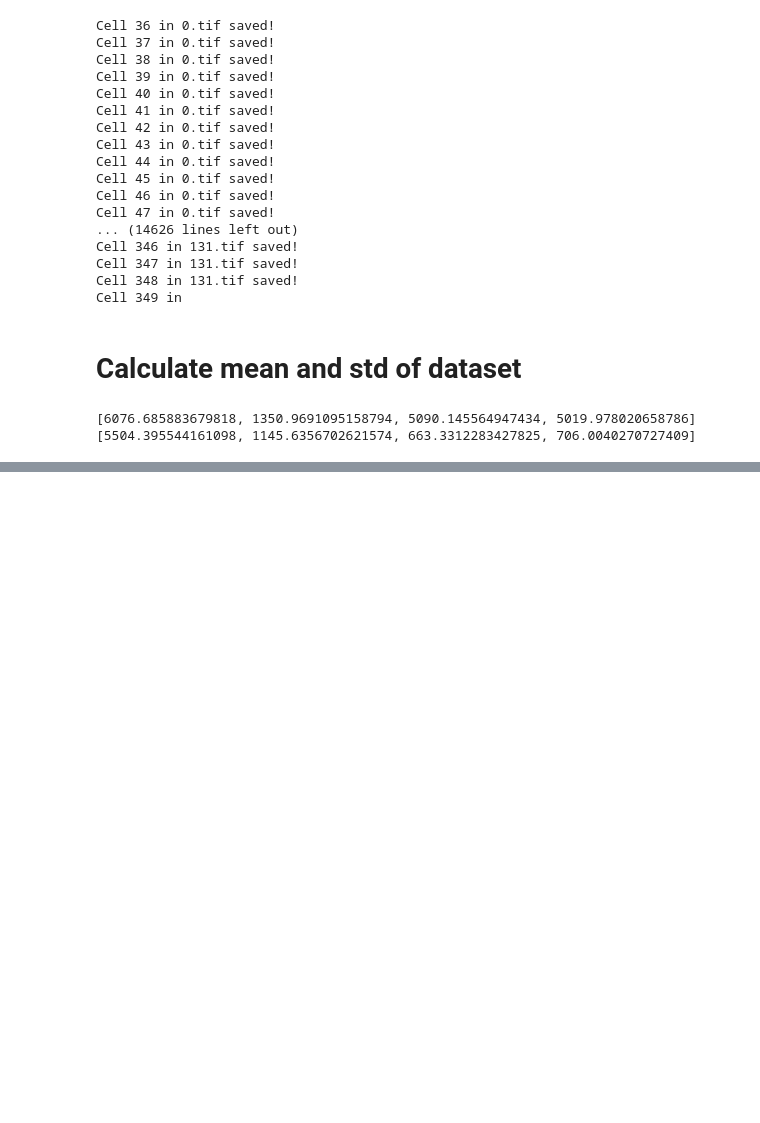
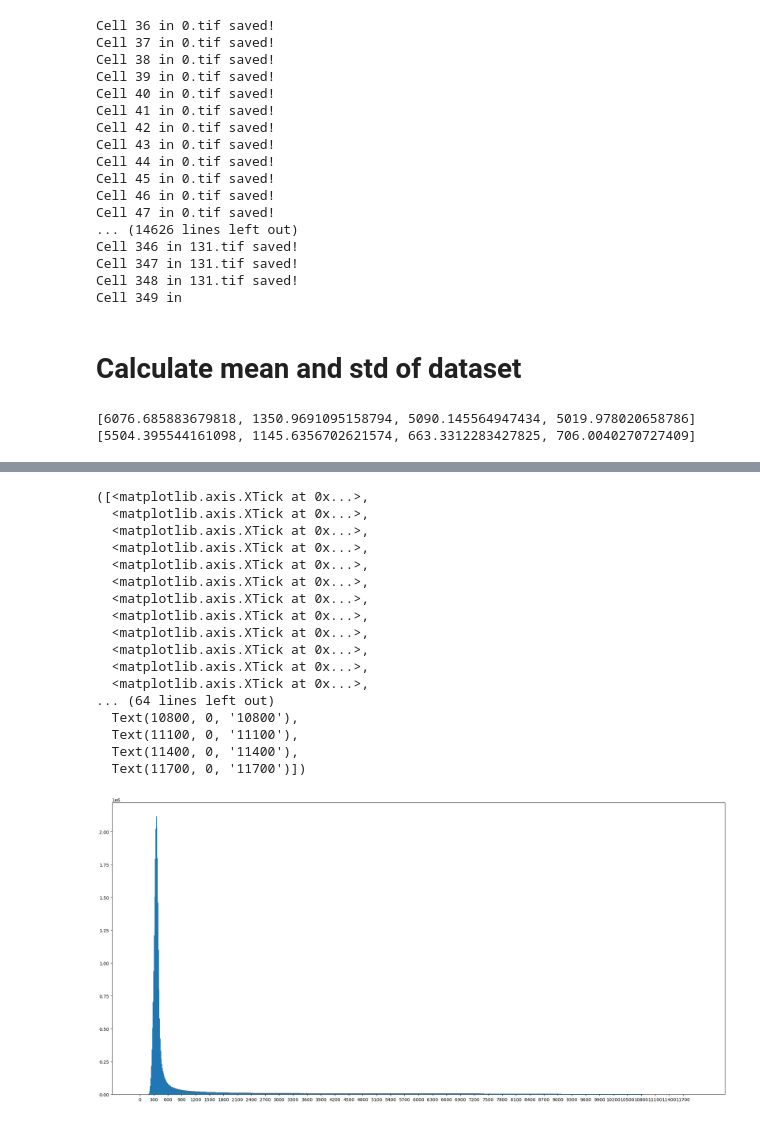
Before and after one commit to Xiao001010/JRA, a Jupyter notebook: preprocessing.ipynb, the cells around one changed output, grey strips where cells are left out. Cells and saved outputs as stored; diff of their text form; code cells hidden in the pictures; blank space fills up the shorter version.

```diff
--- a/preprocessing.ipynb
+++ b/preprocessing.ipynb
@@ -227,0 +311,23 @@ plt.show()
+# %%
+plt.figure(figsize=(25, 12))
+plt.hist(img_stack[1], bins=1000, range=(0, 12000))
+plt.xticks(np.arange(0, 12000, 300))
+# %% [output]
+([<matplotlib.axis.XTick at 0x...>,
+  <matplotlib.axis.XTick at 0x...>,
+  <matplotlib.axis.XTick at 0x...>,
+  <matplotlib.axis.XTick at 0x...>,
+  <matplotlib.axis.XTick at 0x...>,
+  <matplotlib.axis.XTick at 0x...>,
+  <matplotlib.axis.XTick at 0x...>,
+  <matplotlib.axis.XTick at 0x...>,
+  <matplotlib.axis.XTick at 0x...>,
+  <matplotlib.axis.XTick at 0x...>,
+  <matplotlib.axis.XTick at 0x...>,
+  <matplotlib.axis.XTick at 0x...>,
+... (64 lines left out)
+  Text(10800, 0, '10800'),
+  Text(11100, 0, '11100'),
+  Text(11400, 0, '11400'),
+  Text(11700, 0, '11700')])
+[figure, added]
```
Also changed, not shown: parts of 16 cells of this notebook.
